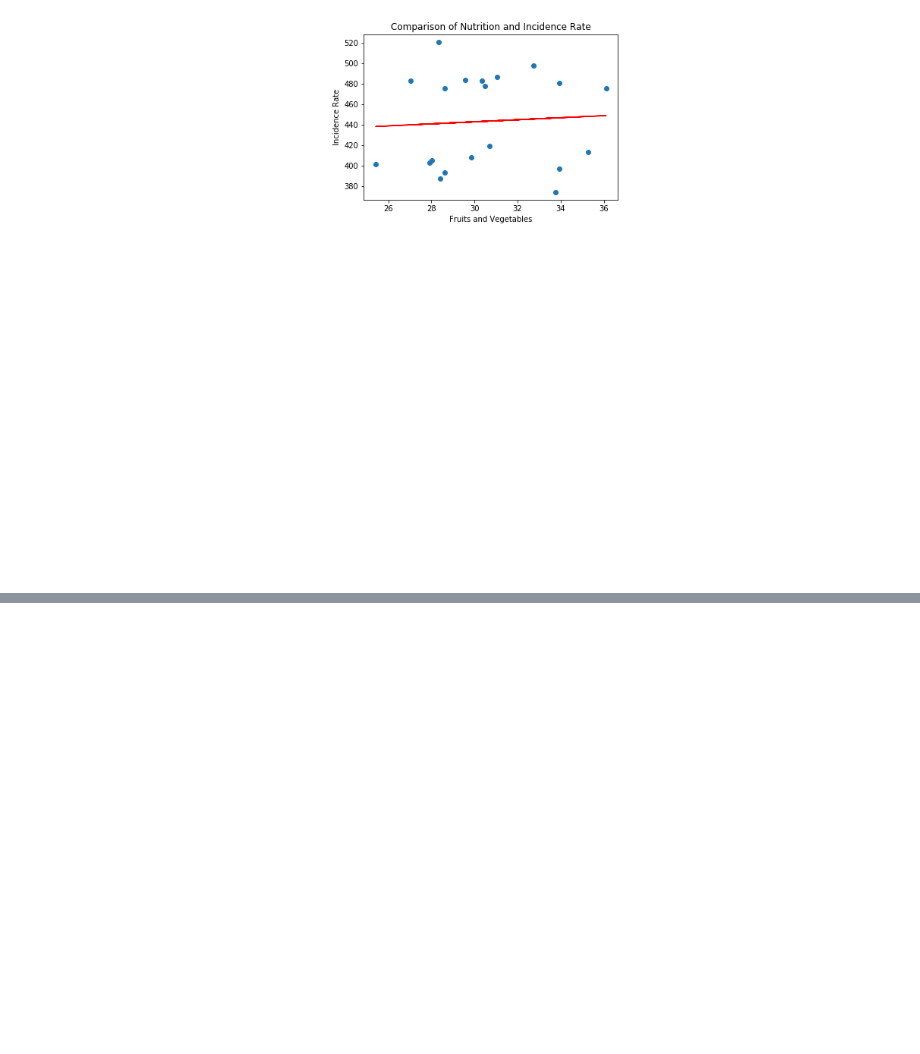
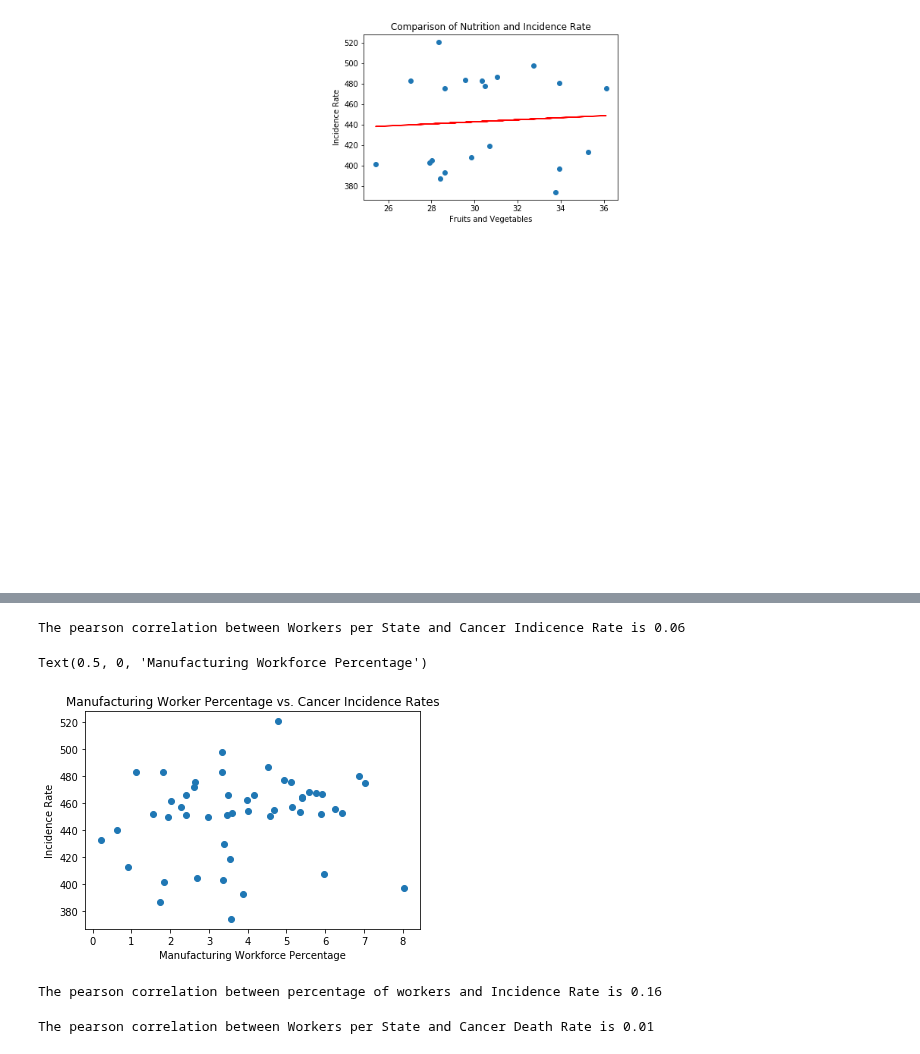
Before and after one commit to settinge/Cancer-and-Nonbiological-Variables, a Jupyter notebook: Analysis_cancer.ipynb, the cells around one changed output, grey strips where cells are left out. Cells and saved outputs as stored; diff of their text form; code cells hidden in the pictures; blank space fills up the shorter version.

```diff
--- a/Analysis_cancer.ipynb
+++ b/Analysis_cancer.ipynb
@@ -722,0 +780,31 @@ plt.show()
+# %%
+x_axis= total_job_total_cancer["Workers per State"]
+y_axis= total_job_total_cancer["Incidence Rate"]
+correlation = st.pearsonr(x_axis,y_axis)
+print(f"The pearson correlation between Workers per State and Cancer Indicence Rate is {round(correlation[0],2)}")
+# %% [output]
+The pearson correlation between Workers per State and Cancer Indicence Rate is 0.06
+# %%
+plt.figure()
+plt.scatter(total_job_total_cancer["Workforce Percentage"],total_job_total_cancer["Incidence Rate"])
+
+plt.title("Manufacturing Worker Percentage vs. Cancer Incidence Rates")
+plt.ylabel("Incidence Rate")
+plt.xlabel("Manufacturing Workforce Percentage")
+# %% [output]
+Text(0.5, 0, 'Manufacturing Workforce Percentage')
+[figure, added]
+# %%
+x_axis= total_job_total_cancer["Workforce Percentage"]
+y_axis= total_job_total_cancer["Incidence Rate"]
+correlation = st.pearsonr(x_axis,y_axis)
+print(f"The pearson correlation between percentage of workers and Incidence Rate is {round(correlation[0],2)}")
+# %% [output]
+The pearson correlation between percentage of workers and Incidence Rate is 0.16
+# %%
+x_axis= total_job_total_cancer["Workers per State"]
+y_axis= total_job_total_cancer["Cancer Death_per_hundred_cancer_patient"]
+correlation = st.pearsonr(x_axis,y_axis)
+print(f"The pearson correlation between Workers per State and Cancer Death Rate is {round(correlation[0],2)}")
+# %% [output]
+The pearson correlation between Workers per State and Cancer Death Rate is 0.01
```
Also changed, not shown: parts of 38 cells of this notebook, 2 other files.
